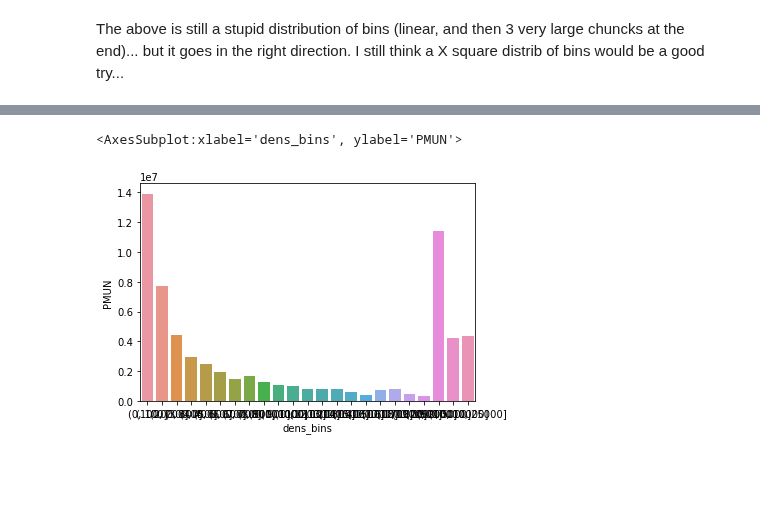
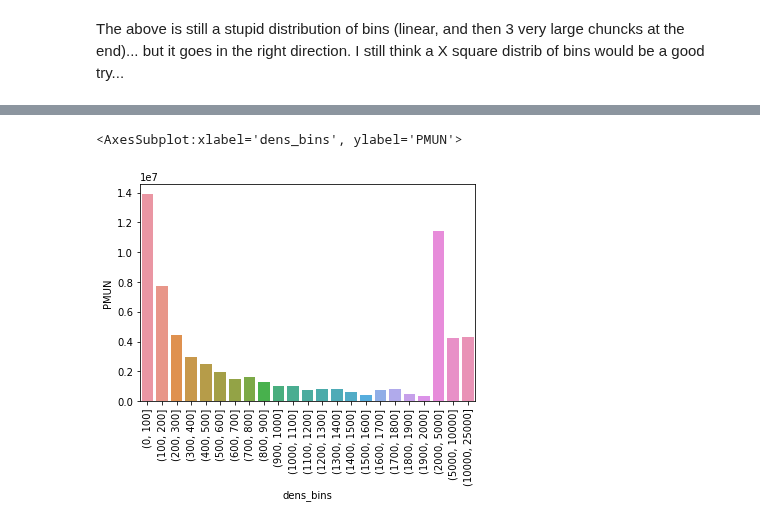
Before and after one commit to Toff-CxDaurade/French-Population, a Jupyter notebook: data_population-density.ipynb, the cells around one changed output, grey strips where cells are left out. Saved outputs shown, nothing was run; the diff lists cells and outputs as text; code cells hidden in the pictures; blank space fills up the shorter version.

```diff
--- a/data_population-density.ipynb
+++ b/data_population-density.ipynb
@@ -306,8 +317,9 @@ df_grouped2 = df_2.groupby(by='dens_bins').sum()
 # %%
+plt.xticks(rotation=90)
 sns.barplot(data=df_grouped2, x=df_grouped2.index, y='PMUN')
 # %% [output]
 <AxesSubplot:xlabel='dens_bins', ylabel='PMUN'>
-[figure, old version]
+[figure, new version]
 # %%
 # Do another version of the plot (smooth curve passing by top of bars)
 # Using from scipy import interpolate
```
Also changed, not shown: parts of 2 cells of this notebook.
